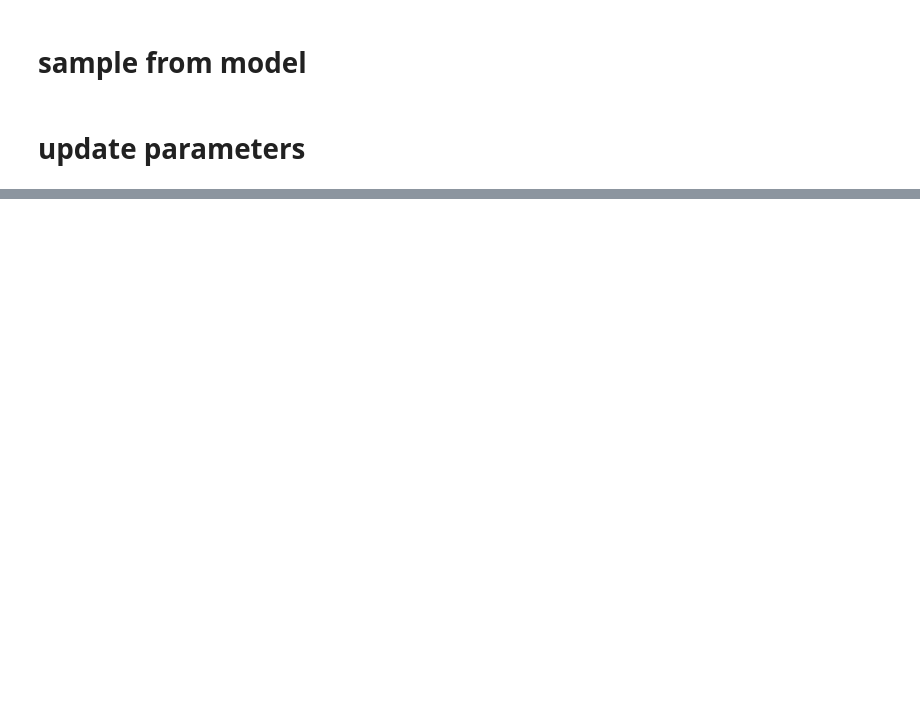
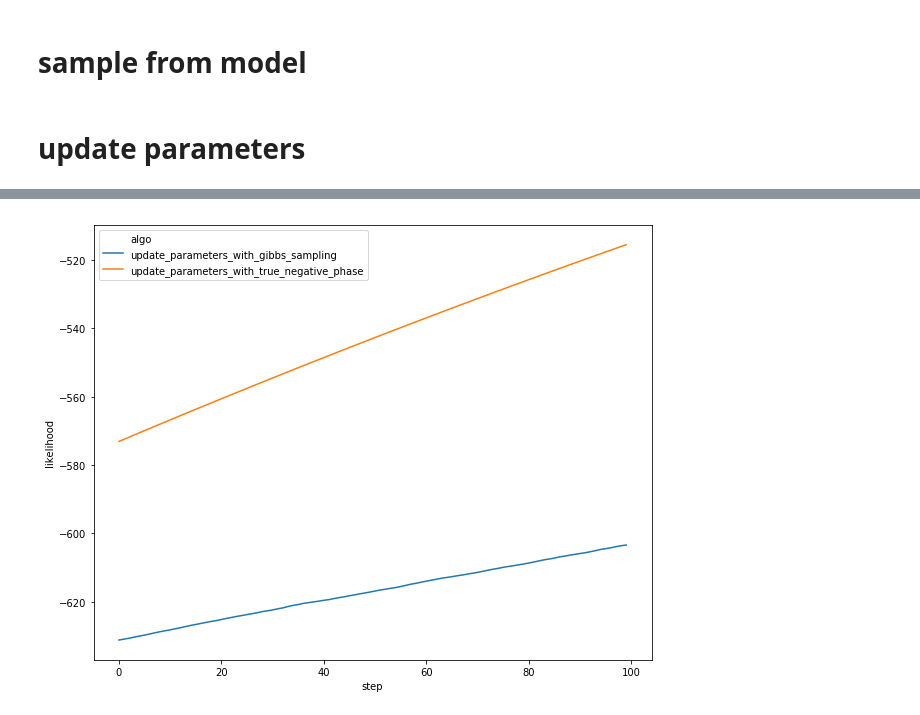
Before and after one commit to cavaunpeu/boltzmann-machines, a Jupyter notebook: boltzmann-machines.ipynb, the cells around one changed output, grey strips where cells are left out. Saved outputs shown, nothing was run; the diff lists cells and outputs as text; code cells hidden in the pictures; blank space fills up the shorter version.

Commit message:
plot likelihoods vs. time and vs. steps for two algos

```diff
--- a/boltzmann-machines.ipynb
+++ b/boltzmann-machines.ipynb
@@ -133,0 +178,15 @@ def update_parameters(weights=weights, biases=biases):
+# %%
+updates = []
+# %%
+weights, biases = reset_parameters()
+
+timestamps = []
+for i in range(100):
+    timestamps.append(time())
+    weights, biases = update_parameters_with_gibbs_sampling(weights=weights, biases=biases)
+
+    lik = Model(weights=weights, biases=biases).likelihood(data, log=True)
+    if i % 10 == 0:
+        print(lik)
+
+    updates.append( {'likelihood': lik, 'algo': 'update_parameters_with_gibbs_sampling', 'step': i, 'time': timestamps[-1] - timestamps[0]})
@@ -133,0 +206,13 @@ def update_parameters(weights=weights, biases=biases):
+# %%
+weights, biases = reset_parameters()
+
+timestamps = []
+for i in range(100):
+    timestamps.append(time())
+    weights, biases = update_parameters_with_true_negative_phase(weights=weights, biases=biases)
+
+    lik = Model(weights=weights, biases=biases).likelihood(data, log=True)
+    if i % 10 == 0:
+        print(lik)
+
+    updates.append( {'likelihood': lik, 'algo': 'update_parameters_with_true_negative_phase', 'elapsed': elapsed, 'step': i, 'time': timestamps[-1] - timestamps[0]})
@@ -133,0 +230,7 @@ def update_parameters(weights=weights, biases=biases):
+# %%
+df = pd.DataFrame(updates)
+# %%
+plt.figure(figsize=(10, 8))
+ax = sns.lineplot(x="step", y="likelihood", hue="algo", legend='brief', data=df, ci=None)
+# %% [output]
+[figure, added]
```
Also changed, not shown: parts of 45 cells of this notebook.
